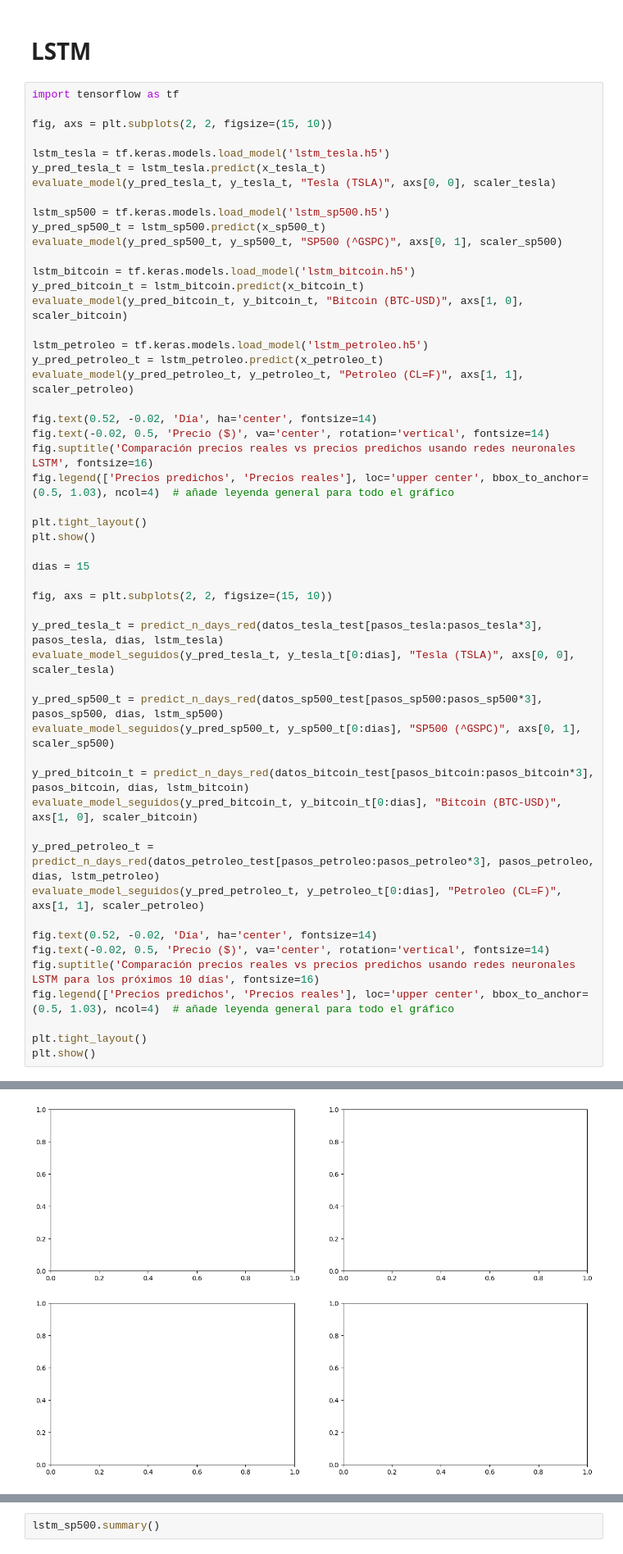
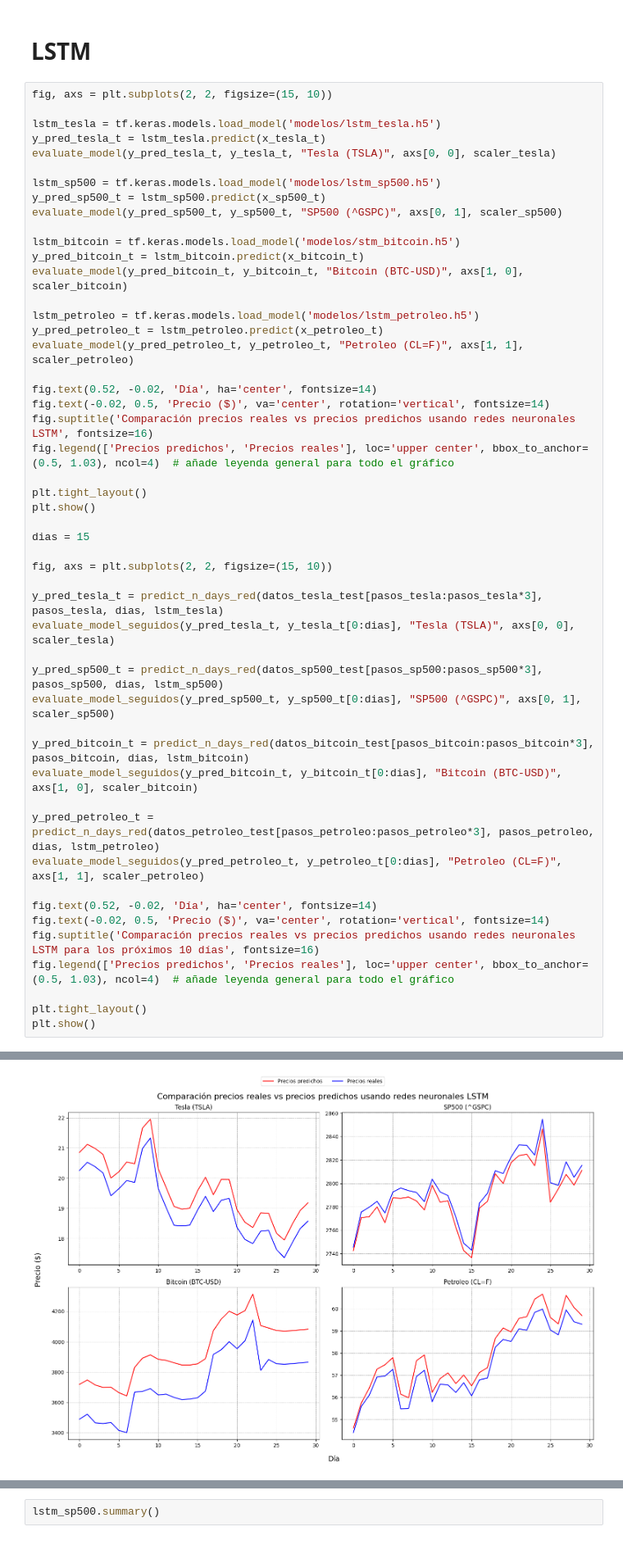
Before and after one commit to samuelvaler/TFM-PRICE-PREDICTION, a Jupyter notebook: Predicciones_2019/Evaluacion_modelos.ipynb, the cells around one changed output, grey strips where cells are left out. Shown at 82% size. Drawn from its saved outputs; the diff is of its cells as text.

```diff
--- a/Predicciones_2019/Evaluacion_modelos.ipynb
+++ b/Predicciones_2019/Evaluacion_modelos.ipynb
@@ -272,23 +264,21 @@ y_petroleo_t, x_petroleo_t = create_time_series_dataset(datos_petroleo_test, pas
 # %% [markdown]
 # LSTM
 # %%
-import tensorflow as tf
-
 fig, axs = plt.subplots(2, 2, figsize=(15, 10))
 
-lstm_tesla = tf.keras.models.load_model('lstm_tesla.h5')
+lstm_tesla = tf.keras.models.load_model('modelos/lstm_tesla.h5')
 y_pred_tesla_t = lstm_tesla.predict(x_tesla_t)
 evaluate_model(y_pred_tesla_t, y_tesla_t, "Tesla (TSLA)", axs[0, 0], scaler_tesla)
 
-lstm_sp500 = tf.keras.models.load_model('lstm_sp500.h5')
+lstm_sp500 = tf.keras.models.load_model('modelos/lstm_sp500.h5')
 y_pred_sp500_t = lstm_sp500.predict(x_sp500_t)
 evaluate_model(y_pred_sp500_t, y_sp500_t, "SP500 (^GSPC)", axs[0, 1], scaler_sp500)
 
-lstm_bitcoin = tf.keras.models.load_model('lstm_bitcoin.h5')
+lstm_bitcoin = tf.keras.models.load_model('modelos/stm_bitcoin.h5')
 y_pred_bitcoin_t = lstm_bitcoin.predict(x_bitcoin_t)
 evaluate_model(y_pred_bitcoin_t, y_bitcoin_t, "Bitcoin (BTC-USD)", axs[1, 0], scaler_bitcoin)
 
-lstm_petroleo = tf.keras.models.load_model('lstm_petroleo.h5')
+lstm_petroleo = tf.keras.models.load_model('modelos/lstm_petroleo.h5')
 y_pred_petroleo_t = lstm_petroleo.predict(x_petroleo_t)
 evaluate_model(y_pred_petroleo_t, y_petroleo_t, "Petroleo (CL=F)", axs[1, 1], scaler_petroleo)
 
@@ -328 +334 @@ OSError: No file or directory found at lstm_tesla.h5
-[figure, old version]
+[figure, new version]
```
Also changed, not shown: parts of 17 cells of this notebook.
